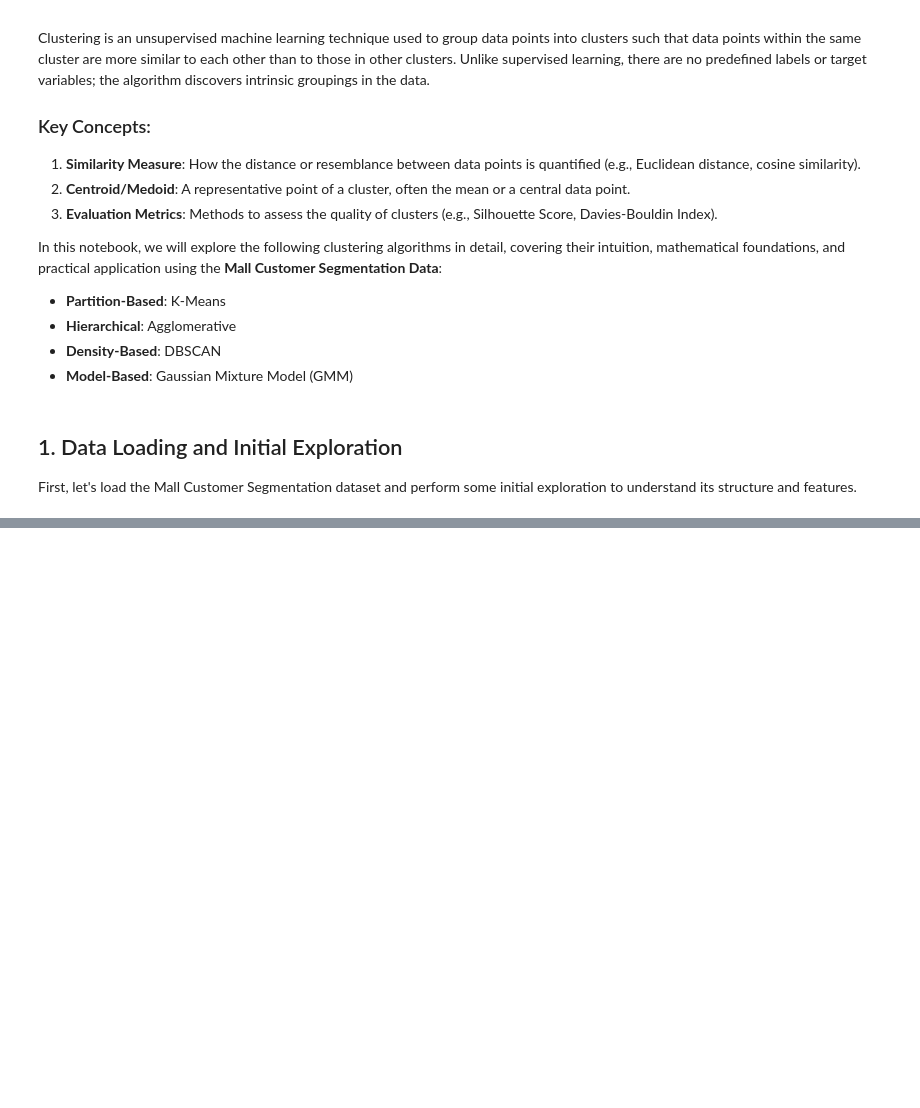
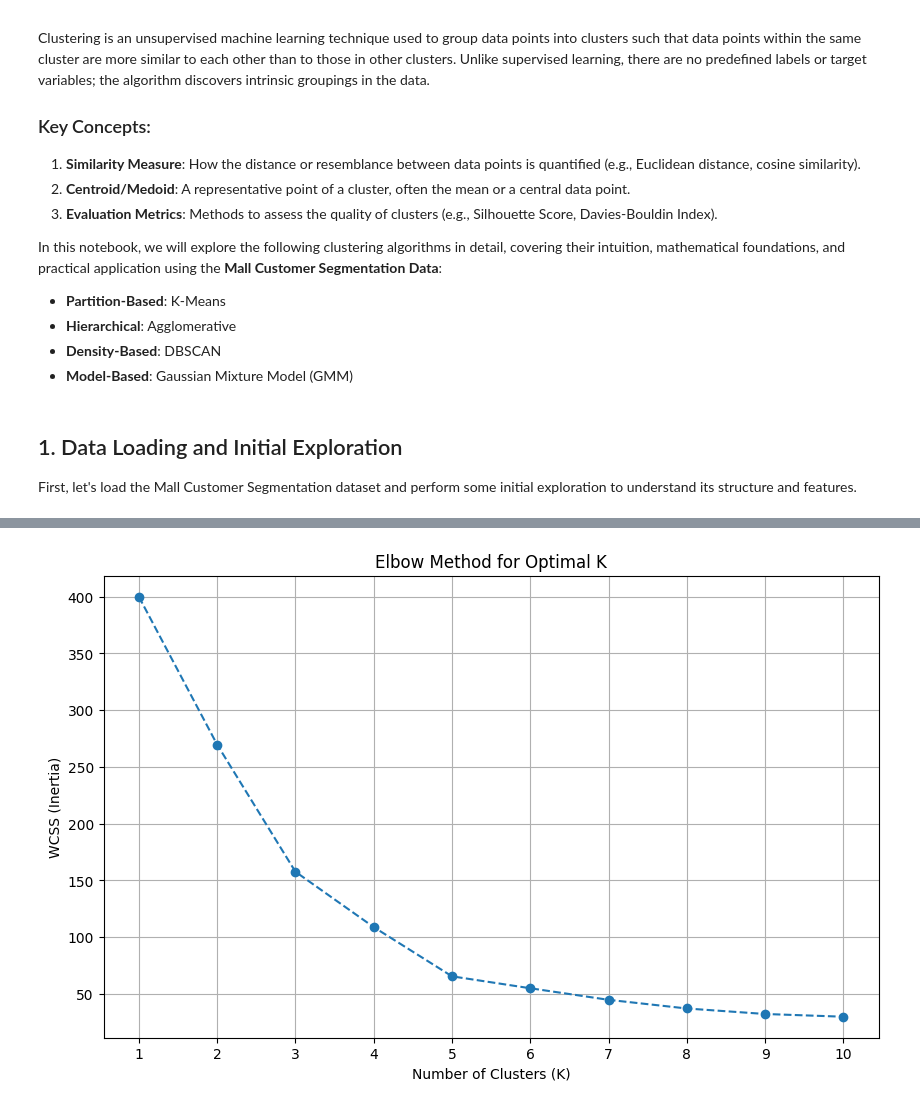
Before and after one commit to rsys-adsingh/Machine-Learning, a Jupyter notebook: study/Clustering/Clustering_Mall.ipynb, the cells around one changed output, grey strips where cells are left out. Cells and saved outputs as stored; diff of their text form; code cells hidden in the pictures; blank space fills up the shorter version.

```diff
--- a/study/Clustering/Clustering_Mall.ipynb
+++ b/study/Clustering/Clustering_Mall.ipynb
@@ -42,0 +129,21 @@ FileNotFoundError: [Errno 2] No such file or directory: 'Mall_Customers.csv'
+# %%
+from sklearn.preprocessing import StandardScaler
+
+# Select features for clustering. We'll mainly focus on Annual Income and Spending Score for initial clustering
+# as they showed clear clusters in the scatter plot.
+features_for_clustering = ['Age', 'Annual Income (k$)', 'Spending Score (1-100)']
+X = df_encoded[features_for_clustering]
+
+# Initialize StandardScaler
+scaler = StandardScaler()
+
+# Fit and transform the selected features
+X_scaled = scaler.fit_transform(X)
+
+# Convert the scaled data back to a DataFrame for easier handling
+X_scaled_df = pd.DataFrame(X_scaled, columns=features_for_clustering)
+
+display(X_scaled_df.head())
+
+# You can also add the 'Is_Male' column back if you plan to use it in clustering
+# X_scaled_df['Is_Male'] = df_encoded['Is_Male'].values
@@ -42,0 +187,25 @@ FileNotFoundError: [Errno 2] No such file or directory: 'Mall_Customers.csv'
+# %%
+from sklearn.cluster import KMeans
+
+# Select the features Annual Income and Spending Score for clustering for visualization purposes
+X_2d = X_scaled_df[['Annual Income (k$)', 'Spending Score (1-100)']]
+
+wcss = [] # Within-Cluster Sum of Squares
+
+# Try different numbers of clusters from 1 to 10
+for i in range(1, 11):
+    kmeans = KMeans(n_clusters=i, init='k-means++', random_state=42, n_init=10)
+    kmeans.fit(X_2d)
+    wcss.append(kmeans.inertia_)
+
+# Plot the Elbow Method graph
+plt.figure(figsize=(10, 6))
+plt.plot(range(1, 11), wcss, marker='o', linestyle='--')
+plt.title('Elbow Method for Optimal K')
+plt.xlabel('Number of Clusters (K)')
+plt.ylabel('WCSS (Inertia)')
+plt.xticks(range(1, 11))
+plt.grid(True)
+plt.show()
+# %% [output]
+[figure, added]
```
Also changed, not shown: parts of 27 cells of this notebook.
